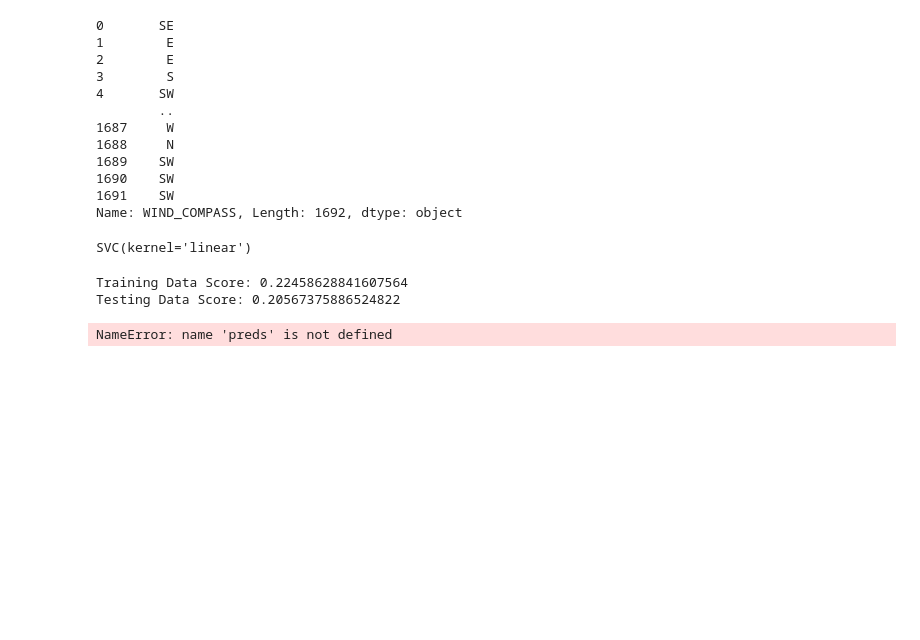
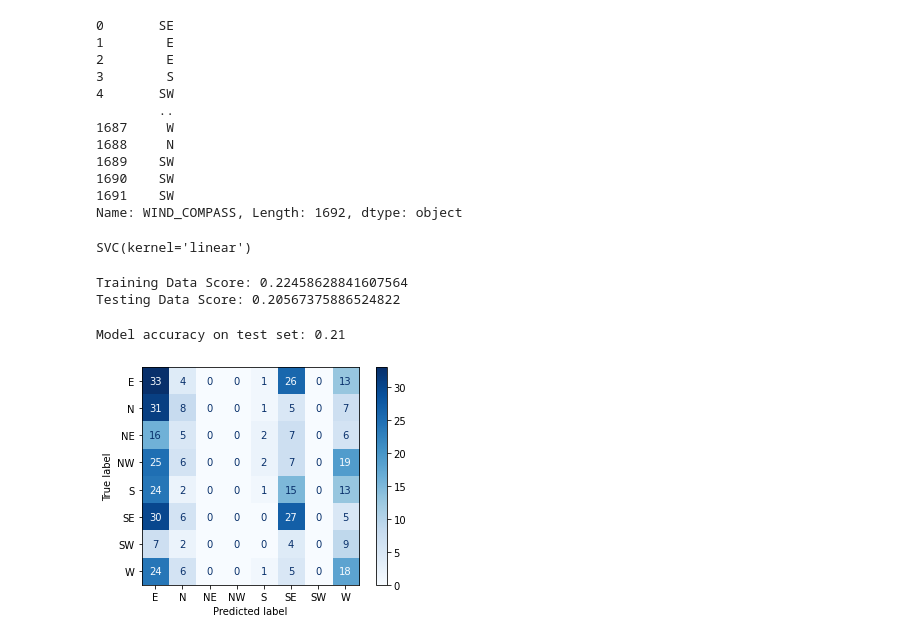
Before and after one commit to LiteshSamji/Cyclone-Australia, a Jupyter notebook: cyclone_model_svm.ipynb, the cells around one changed output. Drawn from its saved outputs; the diff is of its cells as text; code cells hidden in the pictures; blank space fills up the shorter version.

Commit message:
plot train and test data

```diff
--- a/cyclone_model_svm.ipynb
+++ b/cyclone_model_svm.ipynb
@@ -99,7 +99,14 @@ Training Data Score: 0.22458628841607564
 Testing Data Score: 0.20567375886524822
 # %%
 predictions = model.predict(X_test_scaled)
-acc = accuracy_score(y_test, preds)
+acc = accuracy_score(y_test, predictions)
 print(f'Model accuracy on test set: {acc:.2f}')
 # %% [output]
-NameError: name 'preds' is not defined
+Model accuracy on test set: 0.21
+# %%
+from sklearn.metrics import plot_confusion_matrix
+#Plot with Testing Data"
+plot_confusion_matrix(model, X_test_scaled, y_test, cmap="Blues")
+plt.show()
+# %% [output]
+[figure, added]
```
Also changed, not shown: parts of 6 cells of this notebook.
